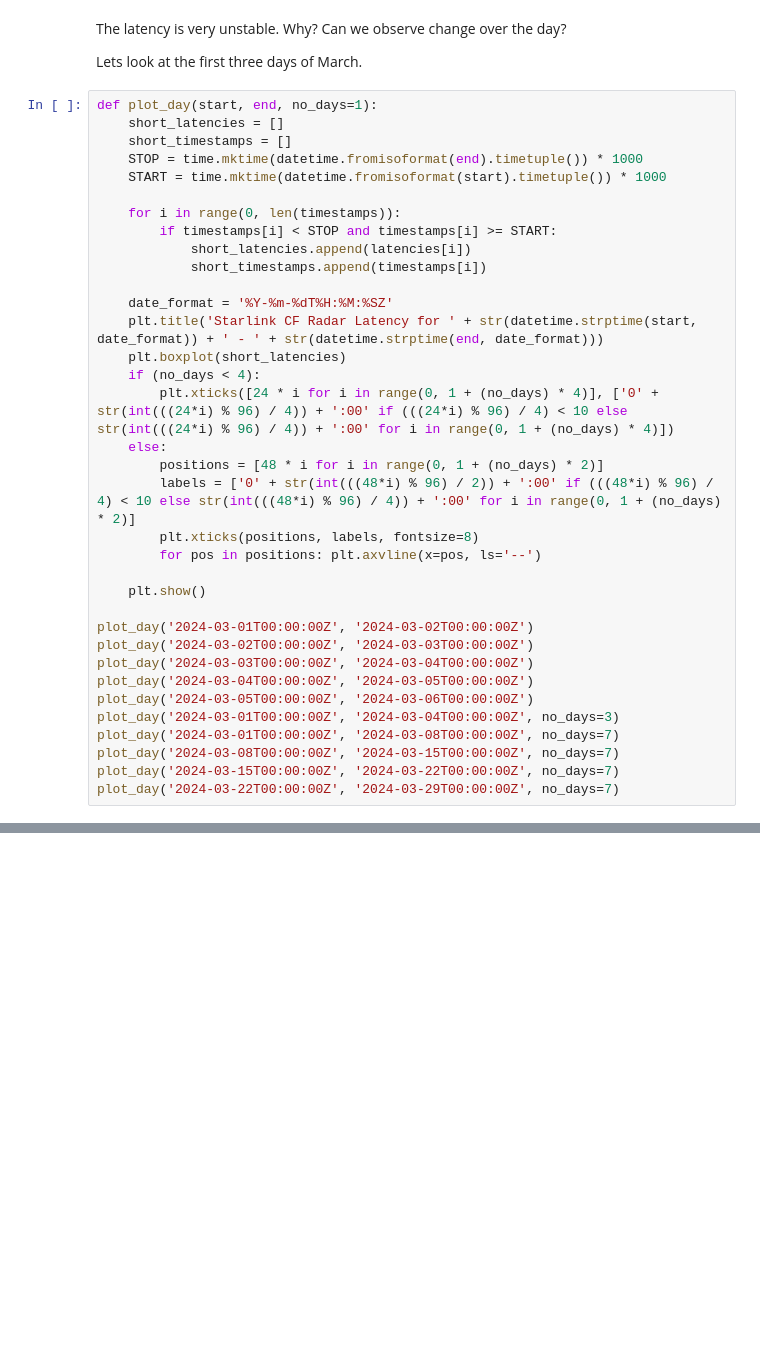
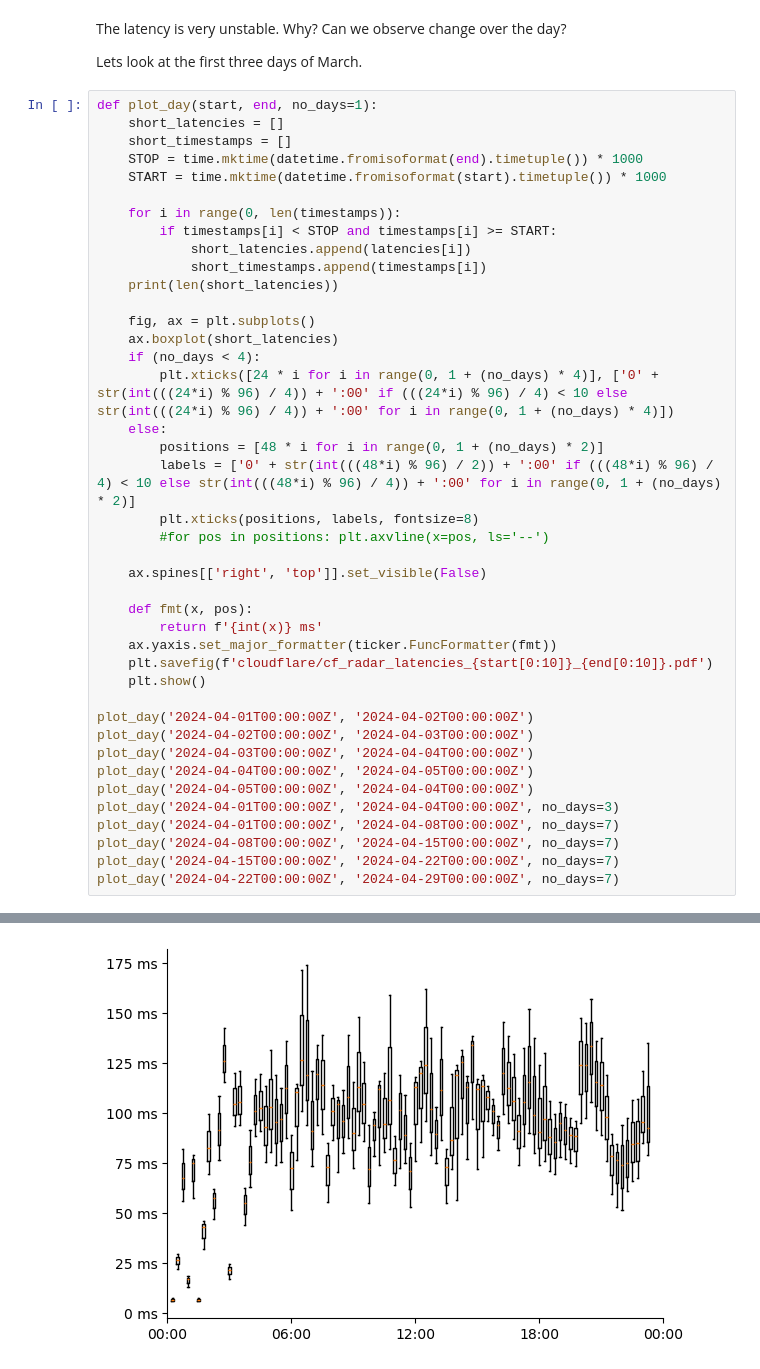
Before and after one commit to diic-starlink/performance-insights-into-starlink, a Jupyter notebook: src/db-controller/notebooks/cloudflare_analysis.ipynb, the cells around one changed output, grey strips where cells are left out. Drawn from its saved outputs; the diff is of its cells as text; blank space fills up the shorter version.

```diff
--- a/src/db-controller/notebooks/cloudflare_analysis.ipynb
+++ b/src/db-controller/notebooks/cloudflare_analysis.ipynb
@@ -59,27 +107,34 @@ def plot_day(start, end, no_days=1):
         if timestamps[i] < STOP and timestamps[i] >= START:
             short_latencies.append(latencies[i])
             short_timestamps.append(timestamps[i])
+    print(len(short_latencies))
 
-    date_format = '%Y-%m-%dT%H:%M:%SZ'
-    plt.title('Starlink CF Radar Latency for ' + str(datetime.strptime(start, date_format)) + ' - ' + str(datetime.strptime(end, date_format)))
-    plt.boxplot(short_latencies)
+    fig, ax = plt.subplots()
+    ax.boxplot(short_latencies)
     if (no_days < 4):
         plt.xticks([24 * i for i in range(0, 1 + (no_days) * 4)], ['0' + str(int(((24*i) % 96) / 4)) + ':00' if (((24*i) % 96) / 4) < 10 else str(int(((24*i) % 96) / 4)) + ':00' for i in range(0, 1 + (no_days) * 4)])
     else:
         positions = [48 * i for i in range(0, 1 + (no_days) * 2)]
         labels = ['0' + str(int(((48*i) % 96) / 2)) + ':00' if (((48*i) % 96) / 4) < 10 else str(int(((48*i) % 96) / 4)) + ':00' for i in range(0, 1 + (no_days) * 2)]
         plt.xticks(positions, labels, fontsize=8)
-        for pos in positions: plt.axvline(x=pos, ls='--')
+        #for pos in positions: plt.axvline(x=pos, ls='--')
 
+    ax.spines[['right', 'top']].set_visible(False)
+
+    def fmt(x, pos):
+        return f'{int(x)} ms'
+    ax.yaxis.set_major_formatter(ticker.FuncFormatter(fmt))
+    plt.savefig(f'cloudflare/cf_radar_latencies_{start[0:10]}_{end[0:10]}.pdf')
     plt.show()
 
-plot_day('2024-03-01T00:00:00Z', '2024-03-02T00:00:00Z')
-plot_day('2024-03-02T00:00:00Z', '2024-03-03T00:00:00Z')
-plot_day('2024-03-03T00:00:00Z', '2024-03-04T00:00:00Z')
-plot_day('2024-03-04T00:00:00Z', '2024-03-05T00:00:00Z')
-plot_day('2024-03-05T00:00:00Z', '2024-03-06T00:00:00Z')
-plot_day('2024-03-01T00:00:00Z', '2024-03-04T00:00:00Z', no_days=3)
-plot_day('2024-03-01T00:00:00Z', '2024-03-08T00:00:00Z', no_days=7)
-plot_day('2024-03-08T00:00:00Z', '2024-03-15T00:00:00Z', no_days=7)
-plot_day('2024-03-15T00:00:00Z', '2024-03-22T00:00:00Z', no_days=7)
-plot_day('2024-03-22T00:00:00Z', '2024-03-29T00:00:00Z', no_days=7)
+plot_day('2024-04-01T00:00:00Z', '2024-04-02T00:00:00Z')
+plot_day('2024-04-02T00:00:00Z', '2024-04-03T00:00:00Z')
+plot_day('2024-04-03T00:00:00Z', '2024-04-04T00:00:00Z')
+plot_day('2024-04-04T00:00:00Z', '2024-04-05T00:00:00Z')
+plot_day('2024-04-05T00:00:00Z', '2024-04-04T00:00:00Z')
+plot_day('2024-04-01T00:00:00Z', '2024-04-04T00:00:00Z', no_days=3)
+plot_day('2024-04-01T00:00:00Z', '2024-04-08T00:00:00Z', no_days=7)
+plot_day('2024-04-08T00:00:00Z', '2024-04-15T00:00:00Z', no_days=7)
+plot_day('2024-04-15T00:00:00Z', '2024-04-22T00:00:00Z', no_days=7)
+plot_day('2024-04-22T00:00:00Z', '2024-04-29T00:00:00Z', no_days=7)
+# %% [output]
@@ -85,0 +142 @@ plot_day('2024-03-22T00:00:00Z', '2024-03-29T00:00:00Z', no_days=7)
+[figure, added]
```
Also changed, not shown: parts of 5 cells of this notebook, 29 other files.
